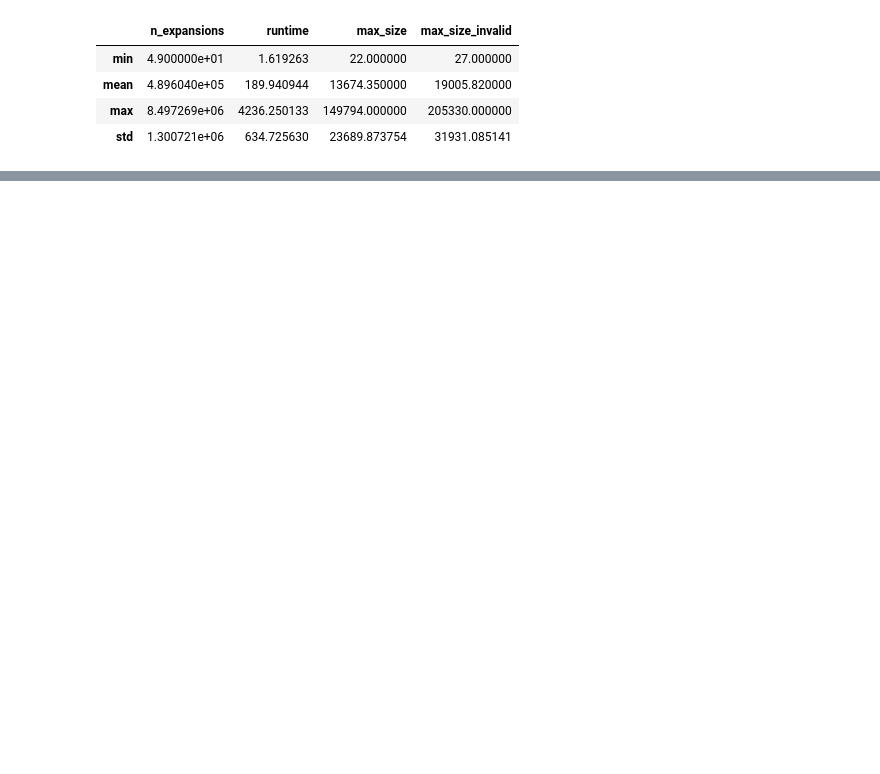
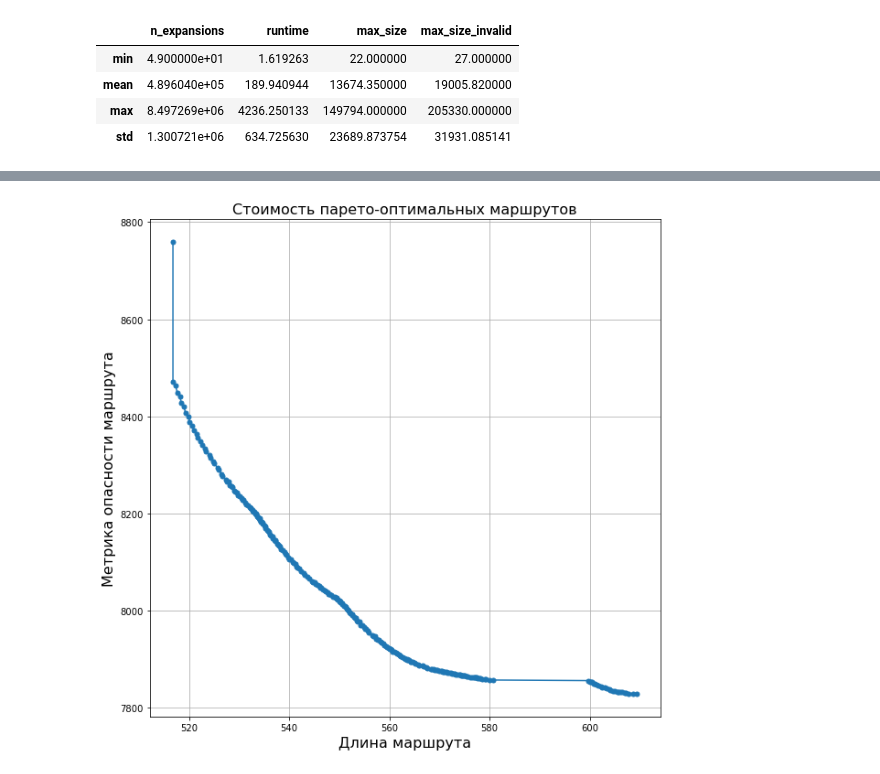
Before and after one commit to ugadiarov-la-phystech-edu/hs-project, a Jupyter notebook: BOA-NAMOA.ipynb, the cells around one changed output, grey strips where cells are left out. Saved outputs shown, nothing was run; the diff lists cells and outputs as text; code cells hidden in the pictures; blank space fills up the shorter version.

```diff
--- a/BOA-NAMOA.ipynb
+++ b/BOA-NAMOA.ipynb
@@ -511,0 +813,10 @@ namoa_results.drop(columns=['solutions']).describe(percentiles=[]).T[['min', 'me
+# %%
+distances, dangers = list(zip(*result["costs"]))
+plt.figure(figsize=(10, 10))
+plt.plot(distances, dangers, markersize=5, marker='o')
+plt.xlabel('Длина маршрута', fontsize=16)
+plt.ylabel('Метрика опасности маршрута', fontsize=16)
+plt.title('Стоимость парето-оптимальных маршрутов', fontsize=16)
+plt.grid()
+# %% [output]
+[figure, added]
```
Also changed, not shown: parts of 37 cells of this notebook, 9 other files.
